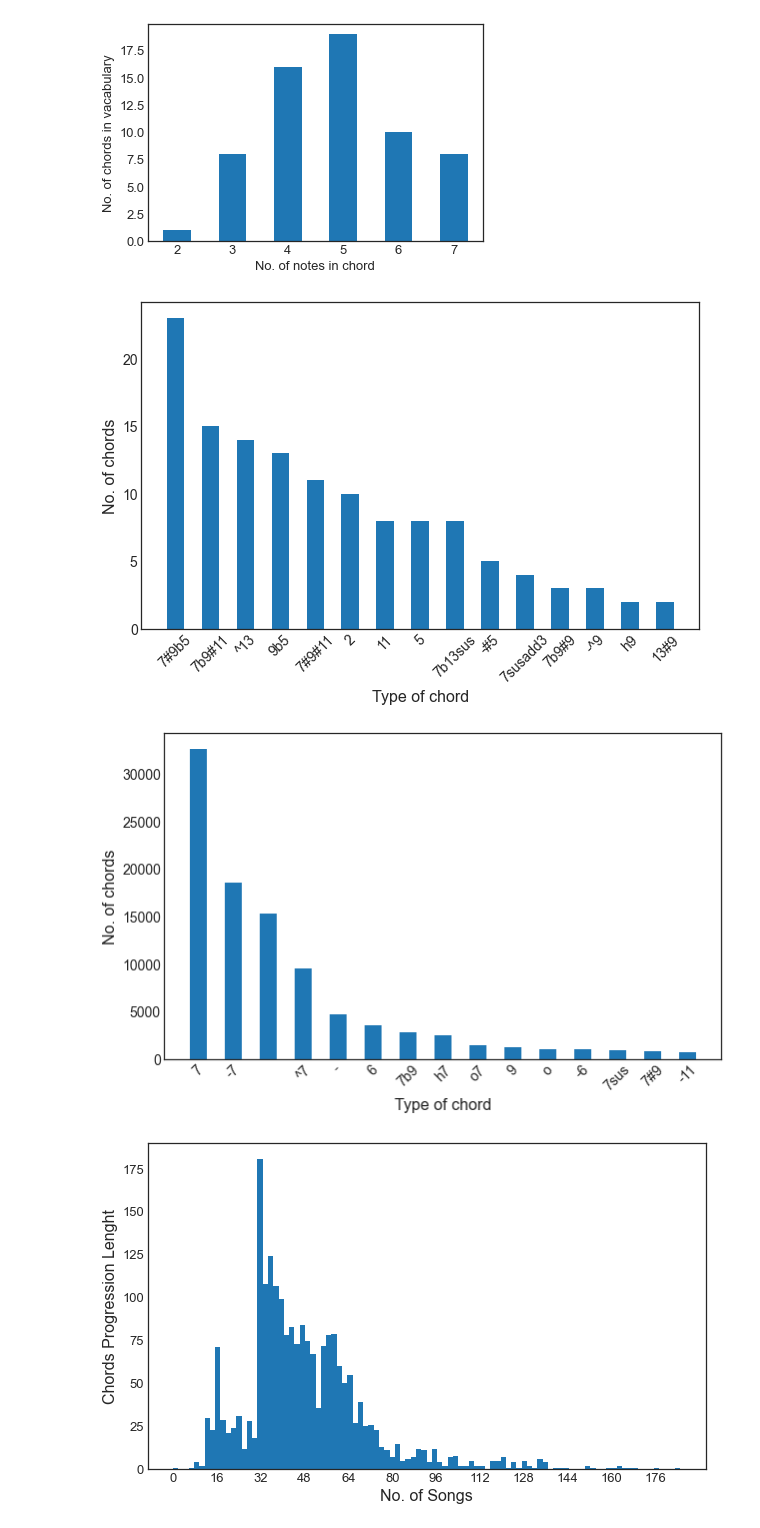
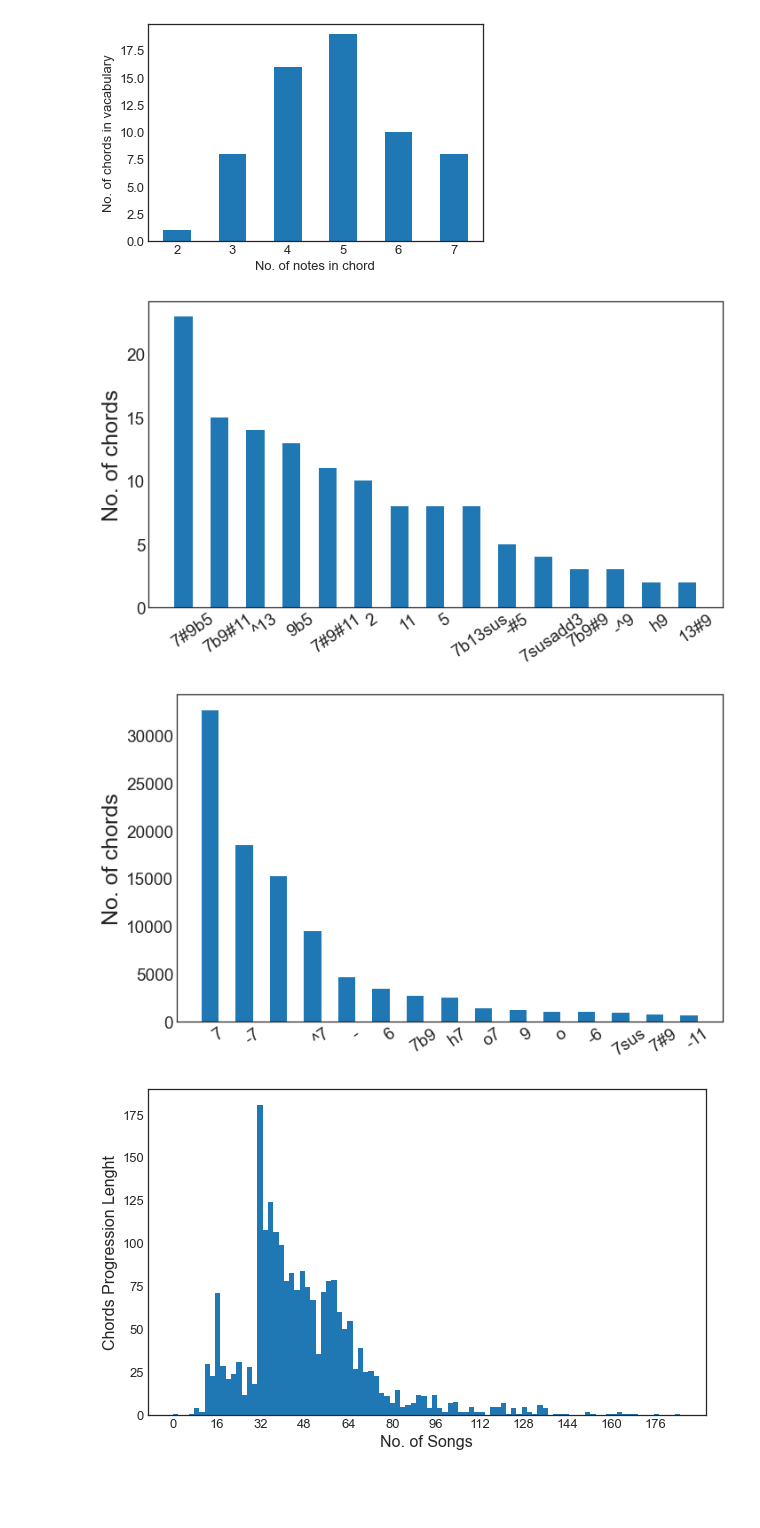
Before and after one commit to mateuszdorobek/Harmony-Analyzer, a Jupyter notebook: Images Generation.ipynb, the cells around one changed output. Cells and saved outputs as stored; diff of their text form; code cells hidden in the pictures; blank space fills up the shorter version.

```diff
--- a/Images Generation.ipynb
+++ b/Images Generation.ipynb
@@ -41,29 +41,30 @@ all_chords_types = all_chords_text.split(",")
 # %%
 most_common_15 = zip(*(Counter(all_chords_types).most_common()[-15:]))
 least_common_15 = zip(*(Counter(all_chords_types).most_common()[:15]))
 title_1 = "15 Least Common Chord Types Distribution"
 title_2 = "15 Most Common Chord Types Distribution"
 
 for hist_data, title in zip([most_common_15, least_common_15], [title_1, title_2]):
     labels, values = hist_data
     indexes = np.arange(len(labels))
     width = 0.5
     fig = plt.gcf()
     ax = plt.gca()
     fig.set_size_inches(10, 6)
     plt.bar(indexes, values, width)
-    plt.xticks(indexes + width * 0.5-0.25, labels)
+    plt.xticks(indexes + width * 0.5, labels)
 #     plt.title(title)
-    ax.xaxis.set_tick_params(rotation=45)
+    ax.xaxis.set_tick_params(rotation=35)
     ax = plt.gca()
-    ax.tick_params(axis='both', which='major', labelsize=13)
-    plt.xlabel("Type of chord", fontsize= 16)
-    plt.ylabel("No. of chords", fontsize= 16)
+    ax.tick_params(axis='both', which='major', labelsize=19)
+#     plt.xlabel("Type of chord", fontsize= 16)
+    plt.ylabel("No. of chords", fontsize= 25)
+    plt.autoscale()
     plt.savefig(IMAGES_PATH+title+EXT)
     plt.show()
 # %% [output]
-[figure, old version]
+[figure, new version]
-[figure, old version]
+[figure, new version]
 # %%
 lengths = [len(song) for song in list_of_songs]
 labels, values = zip(*Counter(lengths).items())
```
Also changed, not shown: 5 other files.
